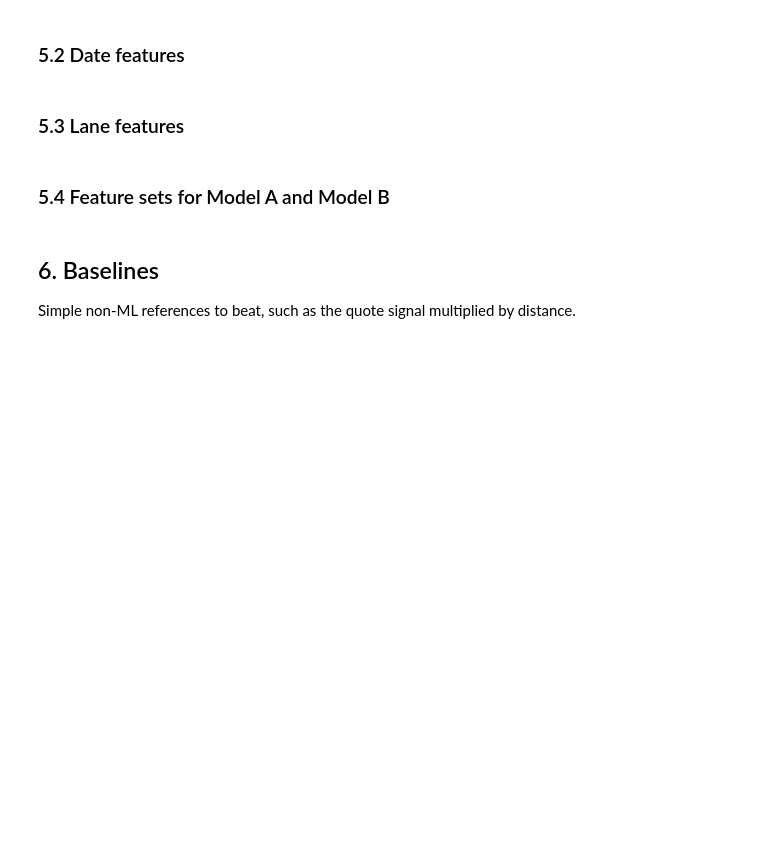
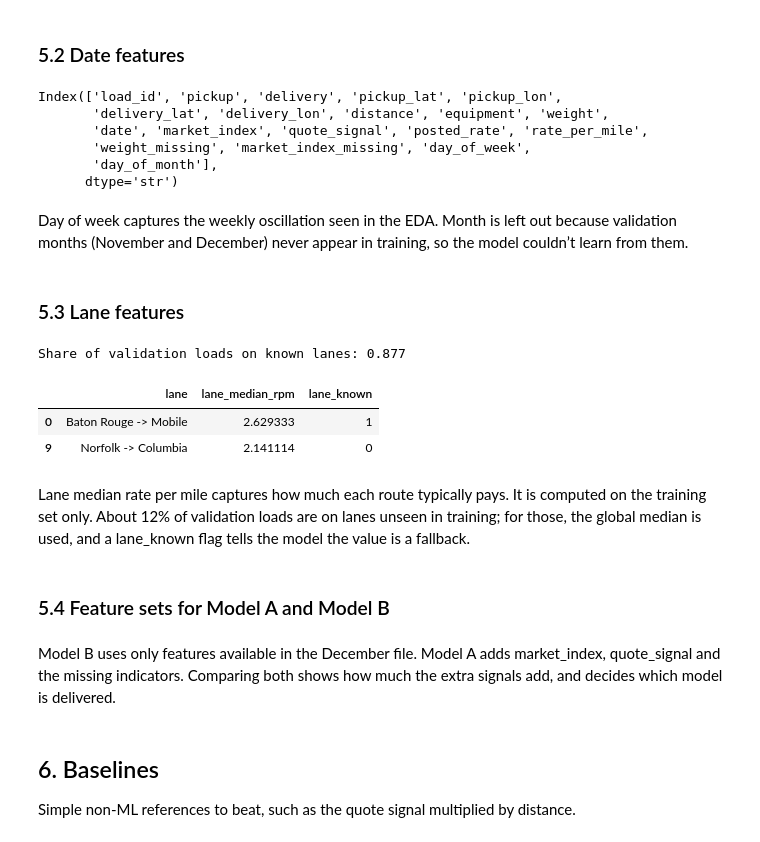
Before and after one commit to EstebanM-M/freight-rate-prediction, a Jupyter notebook: notebook.ipynb, the cells around one changed output. Cells and saved outputs as stored; diff of their text form; code cells hidden in the pictures; blank space fills up the shorter version.

```diff
--- a/notebook.ipynb
+++ b/notebook.ipynb
@@ -495,4 +502,23 @@ Date features, lane features, and target transformation. Statistics that learn f
 # %% [markdown]
 ### 5.2 Date features
+# %%
+def add_date_features(df):
+    df['day_of_week'] = df['date'].dt.dayofweek
+    df['day_of_month'] = df['date'].dt.day
+    return df
+
+for df in [train, test, df_val, df_dec_chart]:
+    add_date_features(df)
+
+train.columns
+# %% [output]
+Index(['load_id', 'pickup', 'delivery', 'pickup_lat', 'pickup_lon',
+       'delivery_lat', 'delivery_lon', 'distance', 'equipment', 'weight',
+       'date', 'market_index', 'quote_signal', 'posted_rate', 'rate_per_mile',
+       'weight_missing', 'market_index_missing', 'day_of_week',
+       'day_of_month'],
+      dtype='str')
+# %% [markdown]
+Day of week captures the weekly oscillation seen in the EDA. Month is left out because validation months (November and December) never appear in training, so the model couldn’t learn from them.
 # %% [markdown]
 ### 5.3 Lane features
@@ -499,2 +535,12 @@ Date features, lane features, and target transformation. Statistics that learn f
+# %%
+print('Share of validation loads on known lanes:', df_val['lane_known'].mean().round(3))
+df_val[['lane', 'lane_median_rpm', 'lane_known']].drop_duplicates('lane_known')
+# %% [output]
+Share of validation loads on known lanes: 0.877
+|  | lane | lane_median_rpm | lane_known |
+| 0 | Baton Rouge -> Mobile | 2.629333 | 1 |
+| 9 | Norfolk -> Columbia | 2.141114 | 0 |
+# %% [markdown]
+Lane median rate per mile captures how much each route typically pays. It is computed on the training set only. About 12% of validation loads are on lanes unseen in training; for those, the global median is used, and a lane_known flag tells the model the value is a fallback.
 # %% [markdown]
 ### 5.4 Feature sets for Model A and Model B
@@ -501,3 +561,5 @@ Date features, lane features, and target transformation. Statistics that learn f
+# %% [markdown]
+Model B uses only features available in the December file. Model A adds market_index, quote_signal and the missing indicators. Comparing both shows how much the extra signals add, and decides which model is delivered.
 # %% [markdown]
 ## 6. Baselines
 Simple non-ML references to beat, such as the quote signal multiplied by distance.
```
Also changed, not shown: parts of 6 cells of this notebook.
